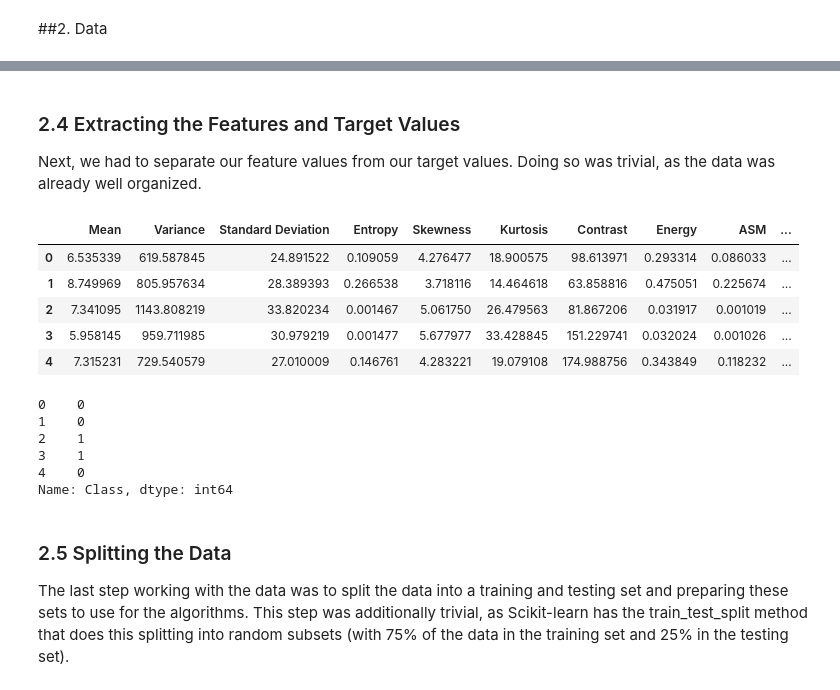
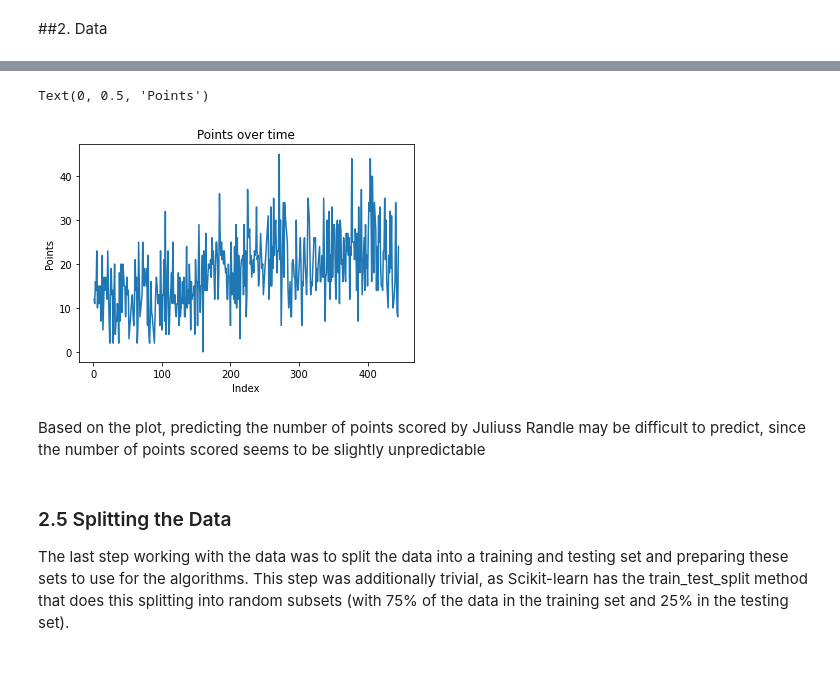
Before and after one commit to anthonyyoussef01/BasketballPointPrediction, a Jupyter notebook: DS4400_Project.ipynb, the cells around one changed output, grey strips where cells are left out. Drawn from its saved outputs; the diff is of its cells as text; code cells hidden in the pictures.

```diff
--- a/DS4400_Project.ipynb
+++ b/DS4400_Project.ipynb
@@ -68,0 +90,32 @@ data_cpy.tail()[["Day", "ThreePointersMade", "FieldGoalsMade", "FreeThrowsMade",
+# %%
+data_good['InjuryStatus'].fillna(value="", inplace=True)
+
+data_good2 = data_good.copy()
+
+# change Home or Away to 0s and 1s
+data_good2['HomeOrAway'] = data_good['HomeOrAway'].map({'HOME': 1, 'AWAY': 0})
+
+# injury: non-null `InjuryStatus` paired with 0 `Minutes`
+injured_count = 0
+days_since_injury = [] ## will add as a `DaysSinceInjury` column (data point)
+for row in range(len(data_good)):
+  if data_good['InjuryStatus'][row] != "" and data_good['Minutes'][row] == 0:
+    injured_count = 0
+  else:
+    if row == 0:
+      injured_count = 0
+    else:
+      injured_count += (datetime.datetime.strptime(data_good['Day'][row],  '%m/%d/%y') - datetime.datetime.strptime(data_good['Day'][row - 1],  '%m/%d/%y')).days
+  days_since_injury.append(injured_count)
+
+# add the new column to the dataframe
+data_good2["DaysSinceInjury"] = days_since_injury
+
+# some of the data has only been collected after 2016, so remove all entries with null values
+data_good2 = data_good2[data_good2['OpponentRank'].notnull()]
+data_good2 = data_good2[data_good2['YahooSalary'].notnull()]
+data_good2 = data_good2[data_good2["DraftKingsSalary"].notnull()]
+
+# reset index
+data_good2.reset_index(inplace=True, drop=True)
+data_good2.tail()
@@ -103,4 +195,0 @@ The 3 scatter plots above indicate that there is likely some relationship betwee
-# %% [markdown]
-### 2.4 Extracting the Features and Target Values
-
-Next, we had to separate our feature values from our target values. Doing so was trivial, as the data was already well organized.
@@ -110,18 +195,0 @@ target = data["Class"]
-# %%
-features.head()
-# %% [output]
-|  | Mean | Variance | Standard Deviation | Entropy | Skewness | Kurtosis | Contrast | Energy | ASM | ... |
-| 0 | 6.535339 | 619.587845 | 24.891522 | 0.109059 | 4.276477 | 18.900575 | 98.613971 | 0.293314 | 0.086033 | ... |
-| 1 | 8.749969 | 805.957634 | 28.389393 | 0.266538 | 3.718116 | 14.464618 | 63.858816 | 0.475051 | 0.225674 | ... |
-| 2 | 7.341095 | 1143.808219 | 33.820234 | 0.001467 | 5.061750 | 26.479563 | 81.867206 | 0.031917 | 0.001019 | ... |
-| 3 | 5.958145 | 959.711985 | 30.979219 | 0.001477 | 5.677977 | 33.428845 | 151.229741 | 0.032024 | 0.001026 | ... |
-| 4 | 7.315231 | 729.540579 | 27.010009 | 0.146761 | 4.283221 | 19.079108 | 174.988756 | 0.343849 | 0.118232 | ... |
-# %%
-target.head()
-# %% [output]
-0    0
-1    0
-2    1
-3    1
-4    0
-Name: Class, dtype: int64
@@ -128,3 +198,15 @@ Name: Class, dtype: int64
+# %%
+# rough plot of points scored over time
+plt.plot(data_final['Points'])
+
+plt.title("Points over time")
+plt.xlabel("Index")
+plt.ylabel("Points")
+# %% [output]
+Text(0, 0.5, 'Points')
+[figure, added]
+# %% [markdown]
+Based on the plot, predicting the number of points scored by Juliuss Randle may be difficult to predict, since the number of points scored seems to be slightly unpredictable
 # %% [markdown]
 ### 2.5 Splitting the Data
 
```
Also changed, not shown: parts of 89 cells of this notebook.
